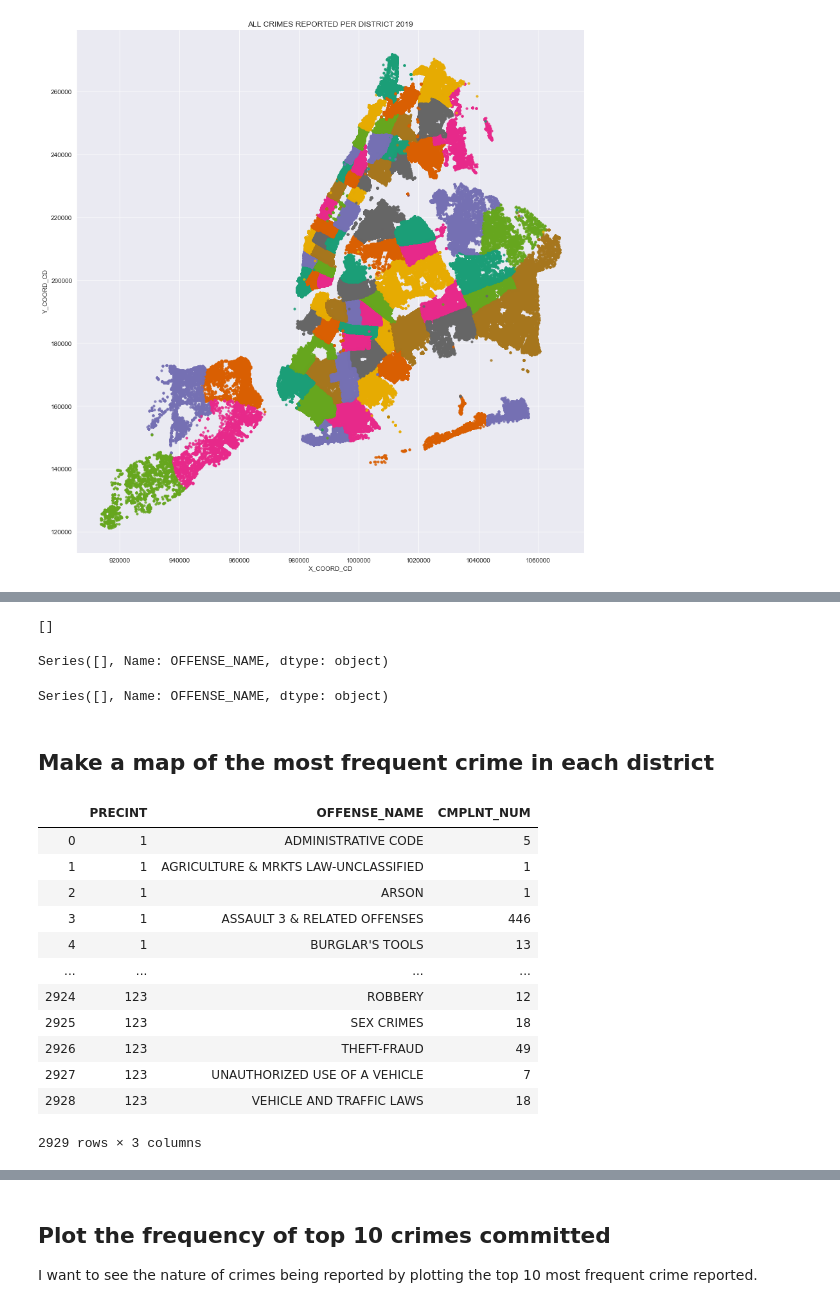
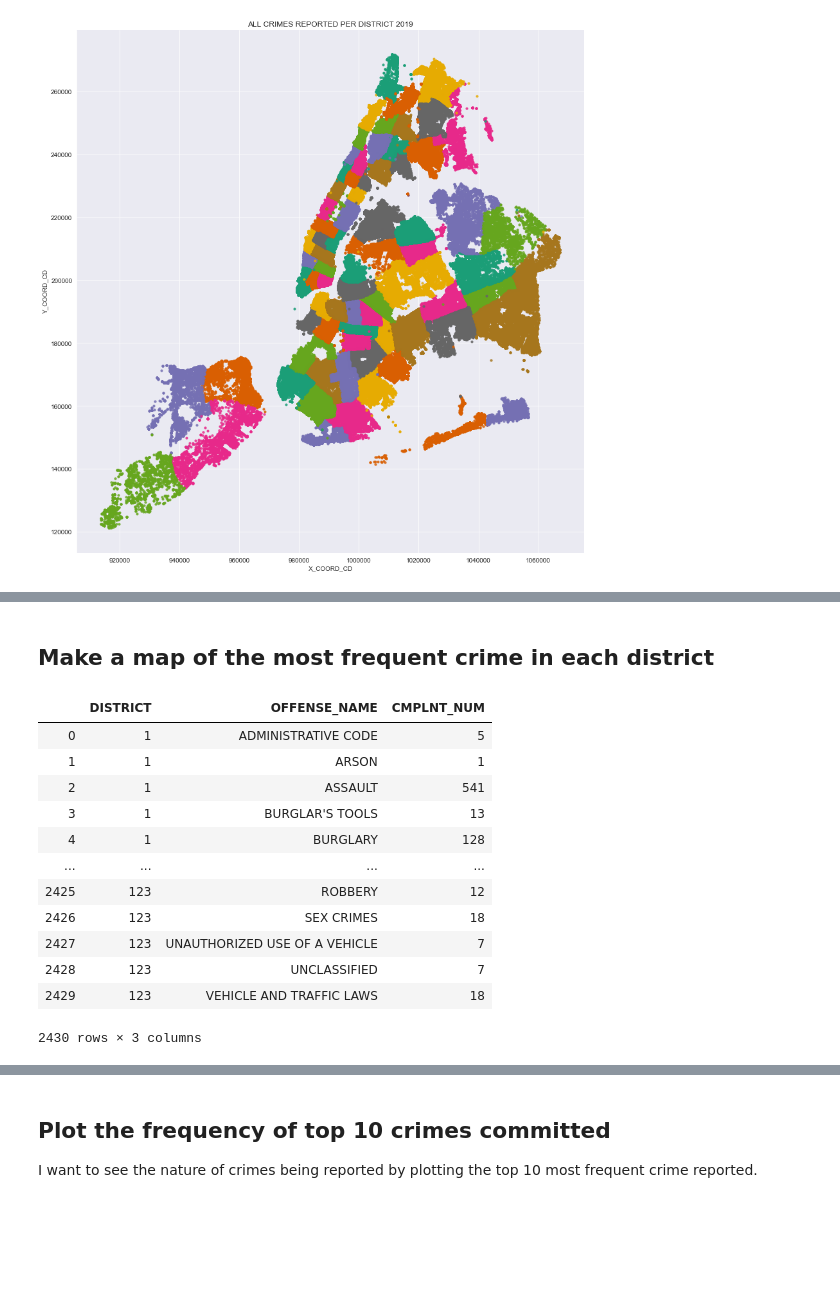
Before and after one commit to elizabeamedalla/Capstone-1, a Jupyter notebook: Capstone 1.ipynb, the cells around one changed output, grey strips where cells are left out. Cells and saved outputs as stored; diff of their text form; code cells hidden in the pictures; blank space fills up the shorter version.

```diff
--- a/Capstone 1.ipynb
+++ b/Capstone 1.ipynb
@@ -46,7 +13,0 @@ memory usage: 84.4+ MB
-# %%
-# Rename columns.
-df = df.rename(columns={"BORO_NM": "BOROUGH", "CMPLNT_FR_DT": "DATE", "CMPLNT_FR_TM": "TIME", "LAW_CAT_CD": "OFFENSE LEVEL", "ADDR_PCT_CD": "PRECINT", "OFNS_DESC": "OFFENSE_NAME"})
-
-# Fill in NaN values on BORO_NM
-df["BOROUGH"].fillna("UNKNOWN", inplace = True)
-df.head()
@@ -67,4 +26,2 @@ df['KY_CD'][3]
 # %%
 df['DATE'] = pd.to_datetime(df['DATE'])
-df['RPT_DT'] = pd.to_datetime(df['RPT_DT'], errors='coerce')
-df.head()
@@ -81,9 +27,0 @@ df.head()
-# %%
-# Add Columns for Hour, Day, Weekday, Month, Year
-df['YEAR'] = df['DATE'].dt.year
-df['MONTH'] = df['DATE'].dt.month
-df['DAY'] = df['DATE'].dt.day
-
-#Sort By Date in descending order
-df = df.sort_values('DATE')
-df.head()
@@ -137,3 +27,0 @@ There are fewer recorded crimes from 2015 to 2018 because NYC OpenData and NYPD
-# %%
-df = df[df['DATE'].dt.year == 2019]
-df.head()
@@ -362,50 +236,24 @@ Text(0.5, 1, 'ALL CRIMES REPORTED PER DISTRICT 2019')
-# %%
-# top_10_crimes = df.OFFENSE_NAME.value_counts().head(5).index.tolist()
-
-# Get a list of all crimes
-all_crimes = df.OFFENSE_NAME.fillna("UNKNOWN").tolist()
-
-# Get all Offense Names containing "HARASSMENT"
-result = []
-for key in all_crimes:
-    if "HARASSMENT" in key and key not in result:
-        result.append(key)
-result
-# %% [output]
-[]
-# %%
-# Filter the dataframe using the list of Offense Names containing HARASSMENT
-# Get all rows containing "HARASSMENT"
-harassment = df.loc[df['OFFENSE_NAME'].isin(result)].copy()
-harassment['OFFENSE_NAME'] = "HARASSMENT"
-harassment['OFFENSE_NAME']
-# pp = df.loc[df['OFFENSE_NAME'].isin(result),'OFFENSE_NAME']
-# %% [output]
-Series([], Name: OFFENSE_NAME, dtype: object)
-# %%
-harassment = df.loc[df['OFFENSE_NAME'].isin(result)].copy()
-harassment['OFFENSE_NAME'] = "HARASSMENT"
-harassment['OFFENSE_NAME']
-# %% [output]
-Series([], Name: OFFENSE_NAME, dtype: object)
 # %% [markdown]
 ## Make a map of the most frequent crime in each district
 # %%
-# TODO: Kernel Dies here
 # Implementing first solution from http://stackoverflow.com/questions/45161355/pandas-dataframe-find-the-max-after-groupby-two-columns-and-gaet-counts
-top_crime_in_districts = df.groupby(['PRECINT', 'OFFENSE_NAME'], as_index=False)['CMPLNT_NUM'].count()
+# Make a groupby using DISTRICT and OFFENSE_NAME Column.
+# Set `as_index=False` so that the index is int and not the DISTRICT column.
+# `as_index=False` is what separates the groupby into individual rows. Try making it True.
+# We want it as individual rows because of how we will use that shape to determine the most frequent crime in each District.
+top_crime_in_districts = df.groupby(['DISTRICT', 'OFFENSE_NAME'], as_index=False)['CMPLNT_NUM'].count()
 top_crime_in_districts
 # %% [output]
-|  | PRECINT | OFFENSE_NAME | CMPLNT_NUM |
+|  | DISTRICT | OFFENSE_NAME | CMPLNT_NUM |
 | 0 | 1 | ADMINISTRATIVE CODE | 5 |
-| 1 | 1 | AGRICULTURE & MRKTS LAW-UNCLASSIFIED | 1 |
-| 2 | 1 | ARSON | 1 |
-| 3 | 1 | ASSAULT 3 & RELATED OFFENSES | 446 |
-| 4 | 1 | BURGLAR'S TOOLS | 13 |
+| 1 | 1 | ARSON | 1 |
+| 2 | 1 | ASSAULT | 541 |
+| 3 | 1 | BURGLAR'S TOOLS | 13 |
+| 4 | 1 | BURGLARY | 128 |
 | ... | ... | ... | ... |
-| 2924 | 123 | ROBBERY | 12 |
-| 2925 | 123 | SEX CRIMES | 18 |
-| 2926 | 123 | THEFT-FRAUD | 49 |
-| 2927 | 123 | UNAUTHORIZED USE OF A VEHICLE | 7 |
-| 2928 | 123 | VEHICLE AND TRAFFIC LAWS | 18 |
+| 2425 | 123 | ROBBERY | 12 |
+| 2426 | 123 | SEX CRIMES | 18 |
+| 2427 | 123 | UNAUTHORIZED USE OF A VEHICLE | 7 |
+| 2428 | 123 | UNCLASSIFIED | 7 |
+| 2429 | 123 | VEHICLE AND TRAFFIC LAWS | 18 |
-2929 rows × 3 columns
+2430 rows × 3 columns
```
Also changed, not shown: parts of 39 cells of this notebook.
